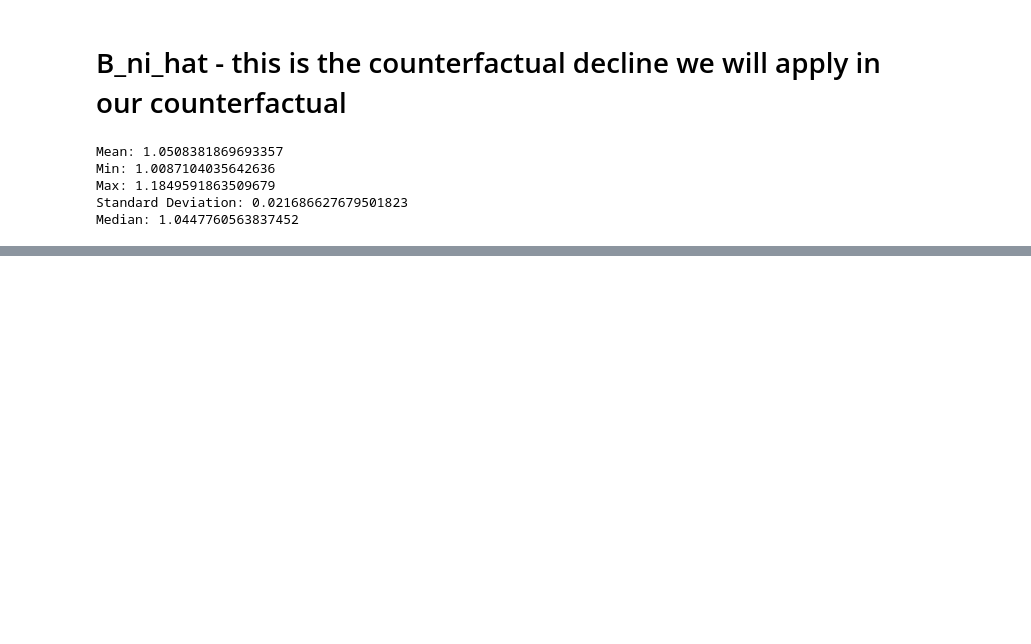
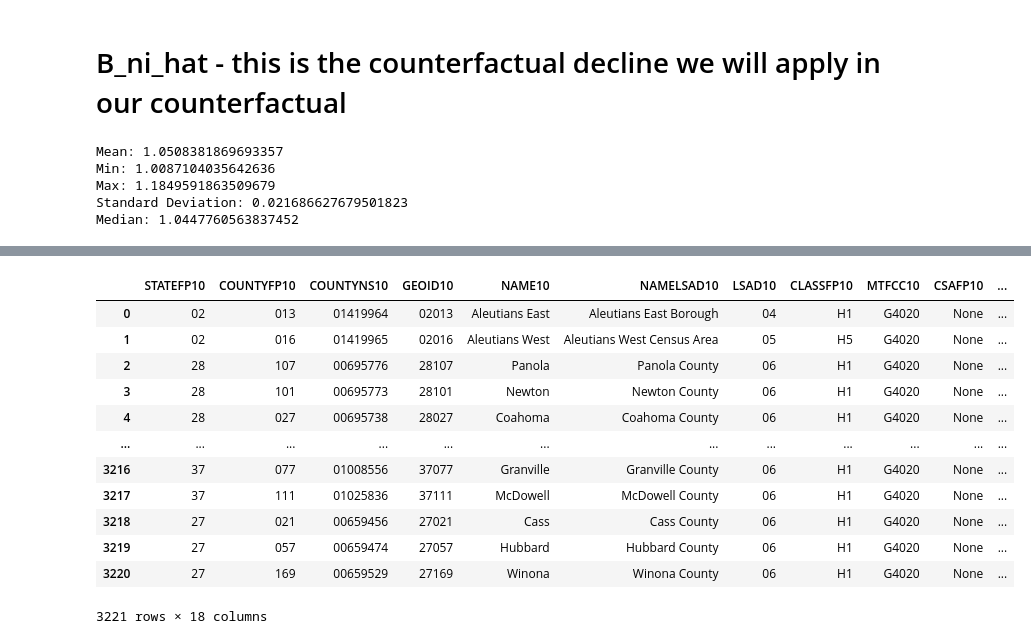
Before and after one commit to jeffreyohlecon/Spatial, a Jupyter notebook: code/SolvingA_ipython.ipynb, the cells around one changed output, grey strips where cells are left out. Saved outputs shown, nothing was run; the diff lists cells and outputs as text; code cells hidden in the pictures; blank space fills up the shorter version.

```diff
--- a/code/SolvingA_ipython.ipynb
+++ b/code/SolvingA_ipython.ipynb
@@ -783,0 +825,59 @@ Median: 1.0447760563837452
+# %%
+import pandas as pd
+import numpy as np
+import geopandas as gpd
+import matplotlib.pyplot as plt
+
+###############################################
+# 1) Compute each county’s normalized dot product
+###############################################
+
+# Suppose df_B_ni_hat and df_lambda_ni are both 3083×3083,
+# indexed by 2010 FIPS codes that may not be zero-padded.
+# We first ensure that the index is zero-padded to length 5.
+
+df_B_ni_hat.index = df_B_ni_hat.index.astype(str).str.zfill(5)
+df_pivot.index = df_pivot.index.astype(str).str.zfill(5)
+
+df_B_ni_hat.columns = df_B_ni_hat.columns.astype(str).str.zfill(5)
+df_pivot.columns = df_pivot.columns.astype(str).str.zfill(5)
+
+scores = []
+for county_fips in df_B_ni_hat.index:
+    # row-vectors of B and lambda for this county
+    B_i = df_B_ni_hat.loc[county_fips].values
+    lambda_i = df_pivot.loc[county_fips].values
+
+    # dot product
+    dotval = np.dot(B_i, lambda_i)
+    # normalized by sum of lambda_i
+    normval = dotval / lambda_i.sum() if lambda_i.sum() != 0 else np.nan
+
+    scores.append((county_fips, normval))
+
+df_scores = pd.DataFrame(scores, columns=["FIPS", "score"])
+
+###############################################
+# 2) Load the 2010 County Shapefile
+###############################################
+# Adjust path to match your environment:
+shapefile_path = (
+   local + "2010_county_shape_file/" + "tl_2010_us_county10.shp"
+)
+counties_2010 = gpd.read_file(shapefile_path)
+# %%
+counties_2010
+# %% [output]
+|  | STATEFP10 | COUNTYFP10 | COUNTYNS10 | GEOID10 | NAME10 | NAMELSAD10 | LSAD10 | CLASSFP10 | MTFCC10 | CSAFP10 | ... |
+| 0 | 02 | 013 | 01419964 | 02013 | Aleutians East | Aleutians East Borough | 04 | H1 | G4020 | None | ... |
+| 1 | 02 | 016 | 01419965 | 02016 | Aleutians West | Aleutians West Census Area | 05 | H5 | G4020 | None | ... |
+| 2 | 28 | 107 | 00695776 | 28107 | Panola | Panola County | 06 | H1 | G4020 | None | ... |
+| 3 | 28 | 101 | 00695773 | 28101 | Newton | Newton County | 06 | H1 | G4020 | None | ... |
+| 4 | 28 | 027 | 00695738 | 28027 | Coahoma | Coahoma County | 06 | H1 | G4020 | None | ... |
+| ... | ... | ... | ... | ... | ... | ... | ... | ... | ... | ... | ... |
+| 3216 | 37 | 077 | 01008556 | 37077 | Granville | Granville County | 06 | H1 | G4020 | None | ... |
+| 3217 | 37 | 111 | 01025836 | 37111 | McDowell | McDowell County | 06 | H1 | G4020 | None | ... |
+| 3218 | 27 | 021 | 00659456 | 27021 | Cass | Cass County | 06 | H1 | G4020 | None | ... |
+| 3219 | 27 | 057 | 00659474 | 27057 | Hubbard | Hubbard County | 06 | H1 | G4020 | None | ... |
+| 3220 | 27 | 169 | 00659529 | 27169 | Winona | Winona County | 06 | H1 | G4020 | None | ... |
+3221 rows × 18 columns
```
Also changed, not shown: parts of 7 cells of this notebook, 14 other files.
